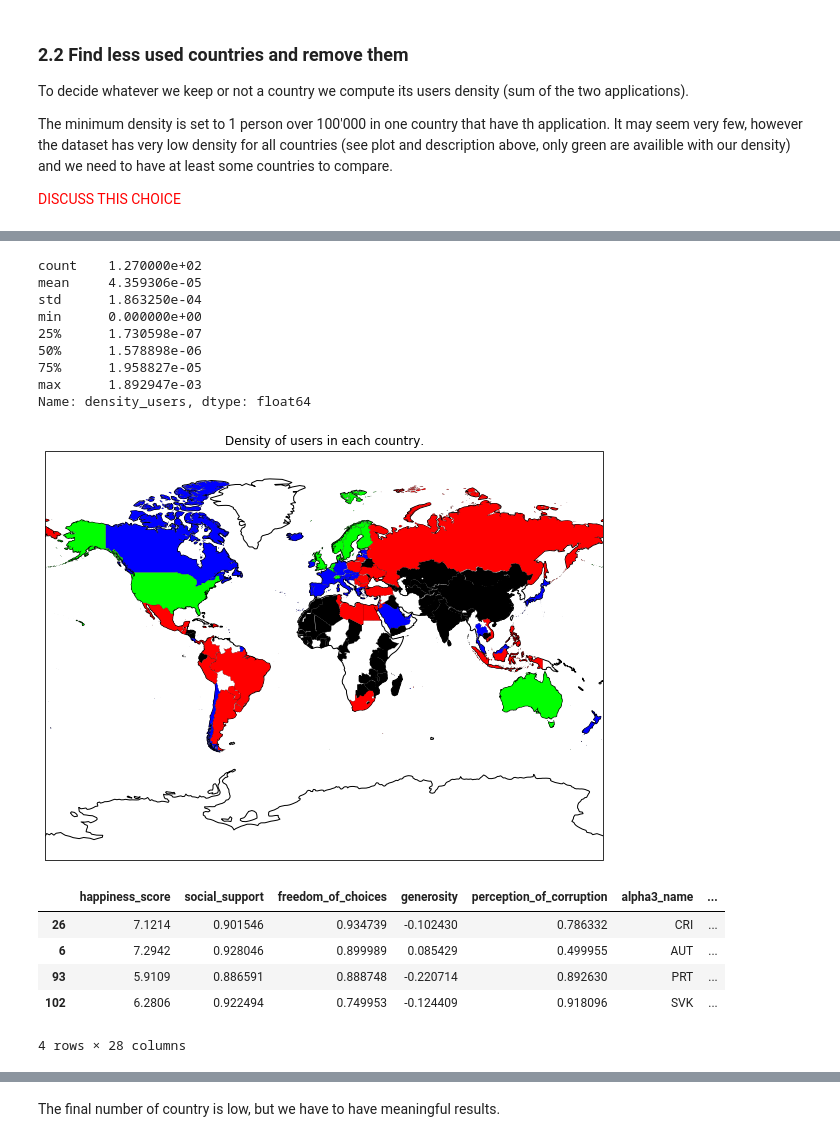
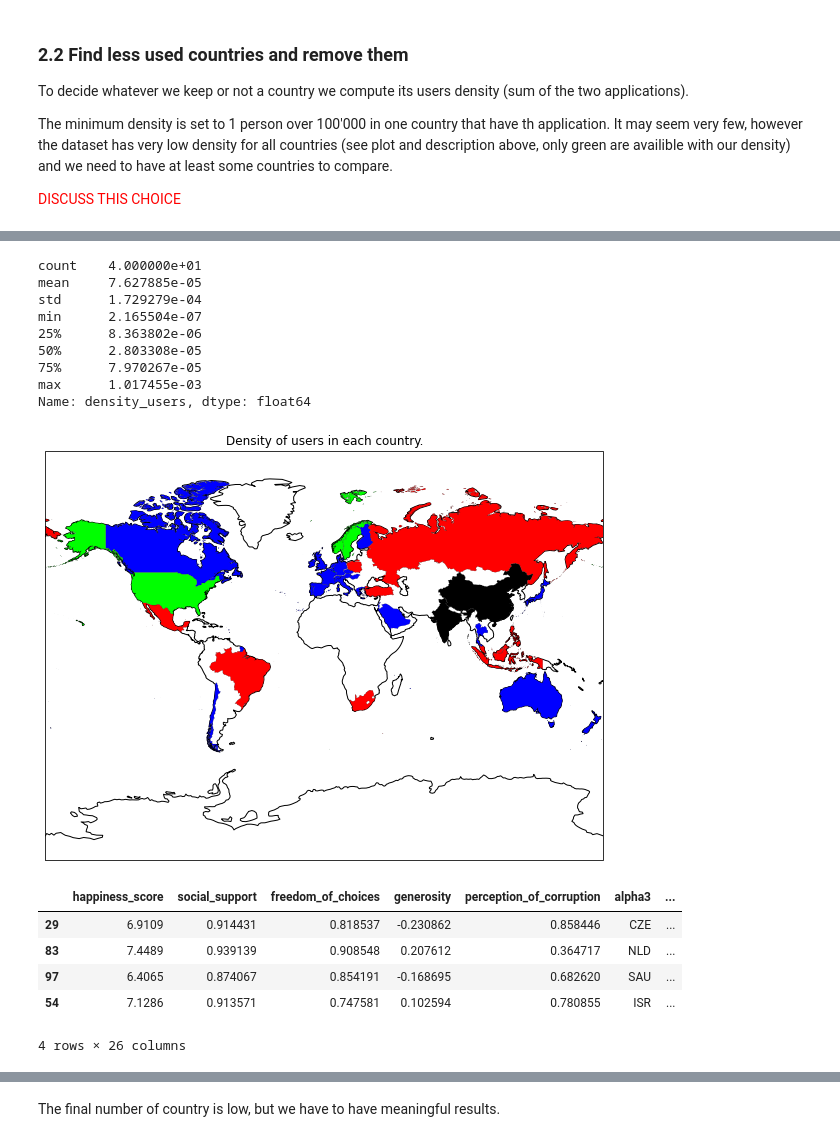
Before and after one commit to asreva/ada-2020-project-milestone-p3-p3_ada-dream-team, a Jupyter notebook: friendship_and_home_position.ipynb, the cells around one changed output, grey strips where cells are left out. Drawn from its saved outputs; the diff is of its cells as text; code cells hidden in the pictures.

```diff
--- a/friendship_and_home_position.ipynb
+++ b/friendship_and_home_position.ipynb
@@ -196,6 +176,6 @@ country_UN = country_UN[country_UN.country != "Guadeloupe"]
 country_UN = country_UN[country_UN.country != "Mayotte"]
 
 #Sample dataframe to analyze and verify structure
-country_UN.head(10)
+country_UN.sample(1)
 # %% [output]
 |  | country | Region | Surface area (km2) | Population in thousands (2017) | Population density (per km2, 2017) | ... |
@@ -459,13 +443,14 @@ bright_count = bright_count[bright_count.index != "Guadeloupe"]
 #Do a safety guard
 countries_features_temp = countries_features
 
-#Add the number of users to the countries features
-countries_features_temp = countries_features_temp.merge(bright_count, left_on = "alpha3_name", right_on = "alpha3_name", how = "left")
-countries_features_temp = countries_features_temp.rename(columns = {"country_x":"country"})
-countries_features_temp = countries_features_temp.rename(columns = {"country_y":"bright_count"})
-countries_features_temp = countries_features_temp.merge(gowalla_count, left_on = "alpha3_name", right_on = "alpha3_name", how = "left")
-countries_features_temp = countries_features_temp.rename(columns = {"country_x":"country"})
-countries_features_temp = countries_features_temp.rename(columns = {"country_y":"gowalla_count"})
+#Add the number of users to the countries features and remove
+countries_features_temp = countries_features_temp.merge(bright_countries_count, left_on = "alpha3", right_index = True, how = "left")
+countries_features_temp = countries_features_temp.rename(columns = {"alpha3_x":"alpha3"})
+countries_features_temp = countries_features_temp.rename(columns = {"alpha3_y":"bright_count"})
+countries_features_temp = countries_features_temp.merge(gowalla_countries_count, left_on = "alpha3", right_index = True, how = "left")
+countries_features_temp = countries_features_temp.rename(columns = {"alpha3_x":"alpha3"})
+countries_features_temp = countries_features_temp.rename(columns = {"alpha3_y":"gowalla_count"})
+
 #Replace the NaN values to 0
 countries_features_temp = countries_features_temp.fillna(0)
 
@@ -475,0 +477,21 @@ countries_features_temp["density_users"] = countries_features_temp["users"]/(cou
+# %%
+# Plot the number of users distribution
+temp = countries_features_temp.copy()
+
+#Plot the countries that are in our dataset (!takes some time)
+fig = plt.figure(figsize=(10, 8))
+ax = plt.axes(projection=ccrs.Miller())
+ax.add_feature(cfeature.COASTLINE)
+
+for index, t in temp.iterrows() :
+    color = (0,0,0)
+    if(t.users > 1000):
+        color = (0,1,0)
+    elif(t.users > 500):
+        color = (0,0,1)
+    elif(t.users > 100):
+        color = (1,0,0)
+    area(ax, t.alpha3, color)
+
+plt.title("Number of users in each country.")
+print(temp.users.describe())
@@ -476,43 +509,45 @@ countries_features_temp["density_users"] = countries_features_temp["users"]/(cou
+# %%
+#Remove the countries that have less than 100 users (incoherent results even if enough density)
+countries_features_temp = countries_features_temp[countries_features_temp.users > 100]
 # %%
 # Plot the density distribution (add Alpha 3 just for the plot)
 temp = countries_features_temp.copy()
-temp['alpha3_name'] = temp.country.apply(lambda name: do_fuzzy_search(name))
 
 #Plot the countries that are in our dataset (!takes some time)
 fig = plt.figure(figsize=(10, 8))
 ax = plt.axes(projection=ccrs.Miller())
 ax.add_feature(cfeature.COASTLINE)
 
 for index, t in temp.iterrows() :
     color = (0,0,0)
     if(t.density_users > 1e-4):
         color = (0,1,0)
     elif(t.density_users > 1e-5):
         color = (0,0,1)
     elif(t.density_users > 1e-6):
         color = (1,0,0)
-    area(ax, t.alpha3_name, color)
+    area(ax, t.alpha3, color)
 
 plt.title("Density of users in each country.")
 print(temp.density_users.describe())
 # %% [output]
-count    1.270000e+02
-mean     4.359306e-05
-std      1.863250e-04
-min      0.000000e+00
-25%      1.730598e-07
-50%      1.578898e-06
-75%      1.958827e-05
-max      1.892947e-03
+count    4.000000e+01
+mean     7.627885e-05
+std      1.729279e-04
+min      2.165504e-07
+25%      8.363802e-06
+50%      2.803308e-05
+75%      7.970267e-05
+max      1.017455e-03
 Name: density_users, dtype: float64
-[figure, old version]
+[figure, new version]
 # %%
 #Parameter
 MIN_DENSITY = 1e-5
 
 #keep only the countries that have a minimum density of users
 countries_features_clean = countries_features_temp[countries_features_temp["density_users"] > MIN_DENSITY]
-valid_countries_alpha3 = countries_features_clean.alpha3_name.values
+valid_countries_alpha3 = countries_features_clean.alpha3.values
 
 #Remove the useless columns
 TO_REMOVE = ["bright_count", "gowalla_count","users","density_users","Population in thousands (2017)"]
@@ -521,9 +556,9 @@ countries_features_clean = countries_features_clean.drop(columns = TO_REMOVE)
 #Sample dataframe to analyze and verify structure
 countries_features_clean.sample(4)
 # %% [output]
-|  | happiness_score | social_support | freedom_of_choices | generosity | perception_of_corruption | alpha3_name | ... |
-| 26 | 7.1214 | 0.901546 | 0.934739 | -0.102430 | 0.786332 | CRI | ... |
-| 6 | 7.2942 | 0.928046 | 0.899989 | 0.085429 | 0.499955 | AUT | ... |
-| 93 | 5.9109 | 0.886591 | 0.888748 | -0.220714 | 0.892630 | PRT | ... |
-| 102 | 6.2806 | 0.922494 | 0.749953 | -0.124409 | 0.918096 | SVK | ... |
+|  | happiness_score | social_support | freedom_of_choices | generosity | perception_of_corruption | alpha3 | ... |
+| 29 | 6.9109 | 0.914431 | 0.818537 | -0.230862 | 0.858446 | CZE | ... |
+| 83 | 7.4489 | 0.939139 | 0.908548 | 0.207612 | 0.364717 | NLD | ... |
+| 97 | 6.4065 | 0.874067 | 0.854191 | -0.168695 | 0.682620 | SAU | ... |
+| 54 | 7.1286 | 0.913571 | 0.747581 | 0.102594 | 0.780855 | ISR | ... |
-4 rows × 28 columns
+4 rows × 26 columns
```
Also changed, not shown: parts of 61 cells of this notebook.
